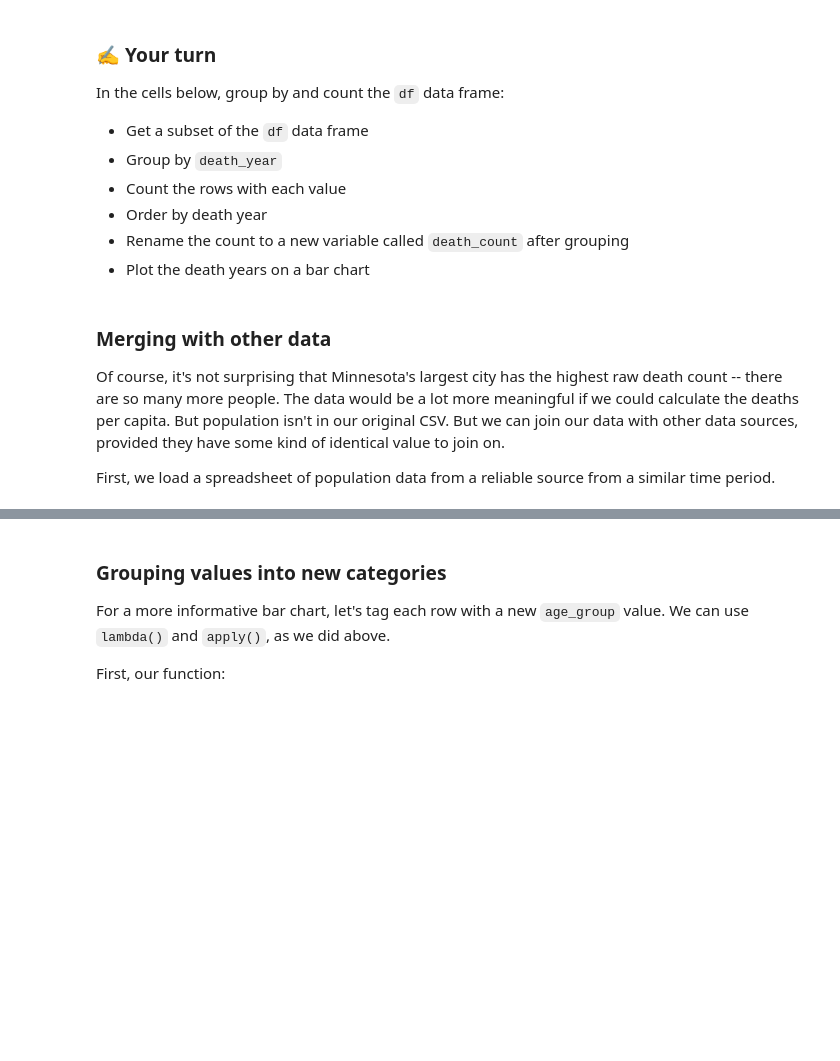
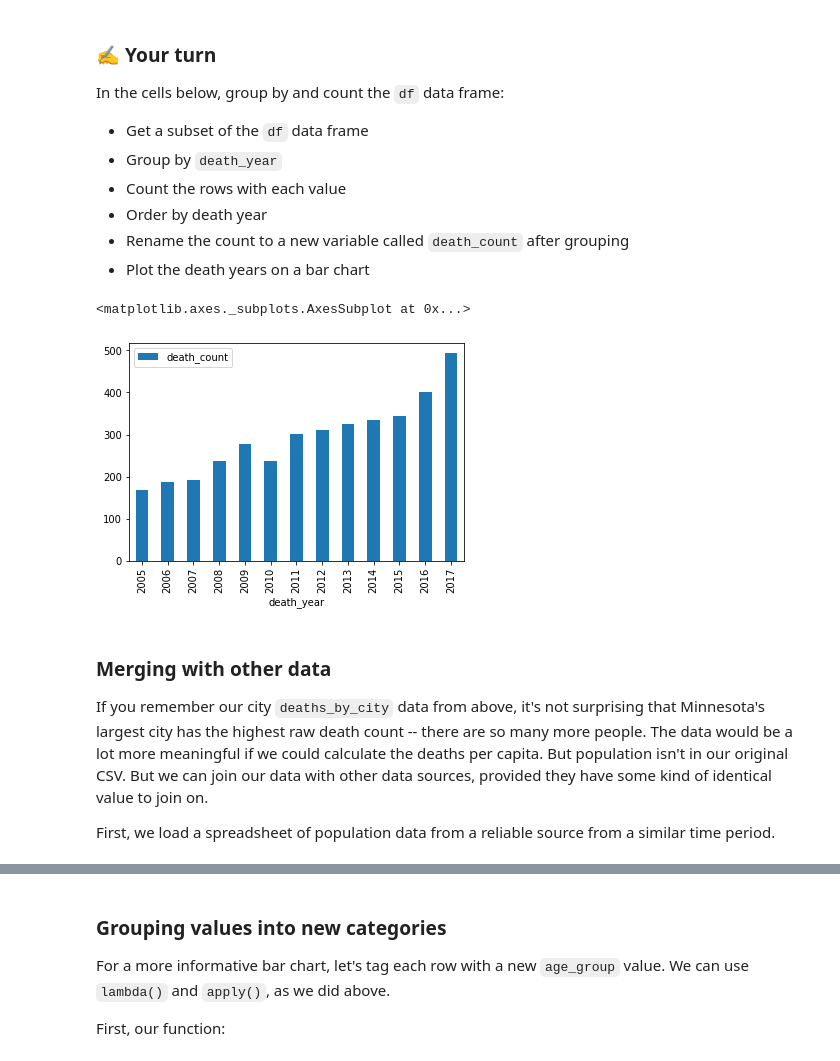
Before and after one commit to StellaYu101/teaching-guide-data-cleaning-and-viz-with-python, a Jupyter notebook: Data cleaning and visualization with pandas.ipynb, the cells around one changed output, grey strips where cells are left out. Drawn from its saved outputs; the diff is of its cells as text; code cells hidden in the pictures; blank space fills up the shorter version.

```diff
--- a/Data cleaning and visualization with pandas.ipynb
+++ b/Data cleaning and visualization with pandas.ipynb
@@ -32,7 +34,7 @@ There are many ways to write and run Python code on your computer. One way -- th
 This was covered in more detail in the previous session, so we'll keep moving.
 # %%
 import pandas as pd
-df = pd.read_csv('opiate_deaths.csv')
+df = pd.read_csv('data/opiate_deaths.csv')
 df
 # %% [output]
 |  | STATEID | FIRSTNAME | MIDDLENAME | LASTNAME | MAIDENNAME | SUFFIX | BIRTHDATE | DEATHDATE | GENDER | RACE | ... |
@@ -320,7 +359,15 @@ In the cells below, group by and count the `df` data frame:
+# %%
+# Remove before class
+deaths_by_year = df[['death_year', 'STATEID']].groupby('death_year').count().reset_index().sort_values('death_year')
+deaths_by_year.rename(columns={'STATEID': 'death_count'}, inplace=True)
+deaths_by_year.plot.bar(x='death_year', y='death_count')
+# %% [output]
+<matplotlib.axes._subplots.AxesSubplot at 0x...>
+[figure, added]
 # %% [markdown]
 ### Merging with other data
 
-Of course, it's not surprising that Minnesota's largest city has the highest raw death count -- there are so many more people. The data would be a lot more meaningful if we could calculate the deaths per capita. But population isn't in our original CSV. But we can join our data with other data sources, provided they have some kind of identical value to join on.
+If you remember our city `deaths_by_city` data from above, it's not surprising that Minnesota's largest city has the highest raw death count -- there are so many more people. The data would be a lot more meaningful if we could calculate the deaths per capita. But population isn't in our original CSV. But we can join our data with other data sources, provided they have some kind of identical value to join on.
 
 First, we load a spreadsheet of population data from a reliable source from a similar time period.
 # %%
```
Also changed, not shown: parts of 86 cells of this notebook, 1 other file.
